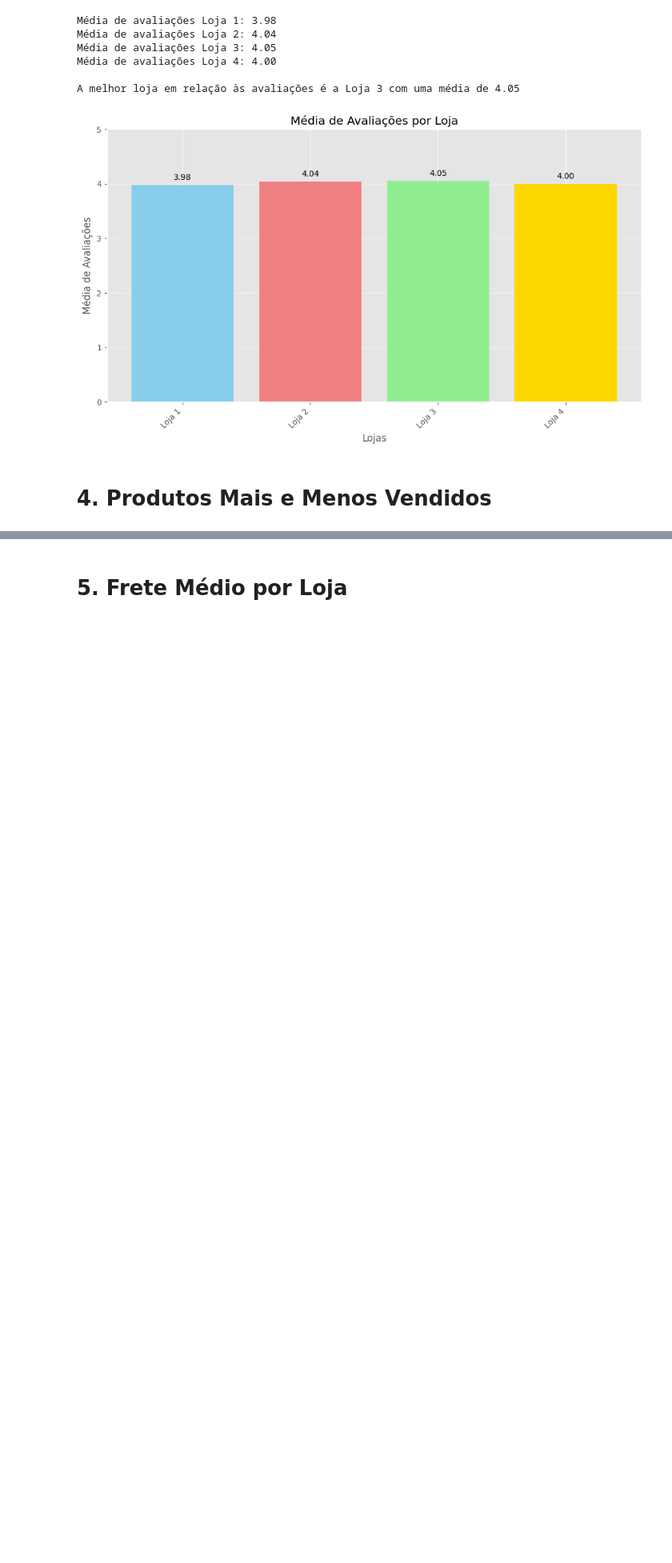
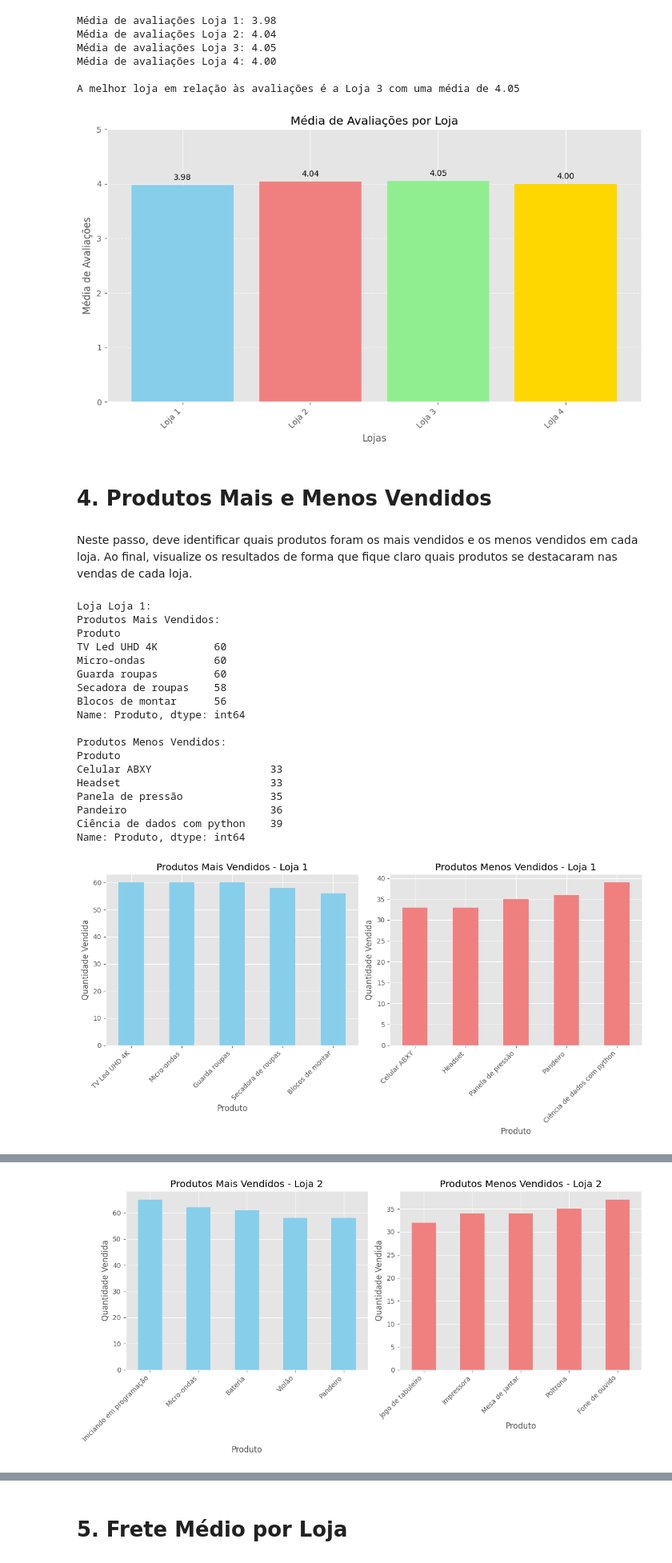
Before and after one commit to Matheusisa/AluraStore_Desafio, a Jupyter notebook: AluraStoreBr.ipynb, the cells around one changed output, grey strips where cells are left out. Shown at 80% size. Saved outputs shown, nothing was run; the diff lists cells and outputs as text; code cells hidden in the pictures; blank space fills up the shorter version.

```diff
--- a/AluraStoreBr.ipynb
+++ b/AluraStoreBr.ipynb
@@ -272,3 +272,72 @@ plt.show()
 [figure]
 # %% [markdown]
 # 4. Produtos Mais e Menos Vendidos
+# %% [markdown]
+Neste passo, deve identificar quais produtos foram os mais vendidos e os menos vendidos em cada loja.  Ao final, visualize os resultados de forma que fique claro quais produtos se destacaram nas vendas de cada loja.
+# %%
+# prompt: Neste passo, deve identificar quais produtos foram os mais vendidos e os menos vendidos em cada loja. Ao final, visualize os resultados de forma que fique claro quais produtos se destacaram nas vendas de cada loja. Vamos usar as colunas "Produto"
+
+def encontrar_mais_e_menos_vendidos(loja_df, nome_loja):
+    """
+    Encontra os produtos mais e menos vendidos de uma loja.
+
+    Args:
+        loja_df: DataFrame da loja.
+        nome_loja: Nome da loja.
+    """
+    vendas_por_produto = loja_df.groupby('Produto')['Produto'].count()
+    produtos_mais_vendidos = vendas_por_produto.sort_values(ascending=False).head(5)
+    produtos_menos_vendidos = vendas_por_produto.sort_values().head(5)
+
+    print(f"\nLoja {nome_loja}:")
+    print("Produtos Mais Vendidos:")
+    print(produtos_mais_vendidos)
+    print("\nProdutos Menos Vendidos:")
+    print(produtos_menos_vendidos)
+
+    # Plotagem dos gráficos
+    plt.figure(figsize=(12, 6))
+
+    plt.subplot(1, 2, 1)
+    produtos_mais_vendidos.plot(kind='bar', color='skyblue')
+    plt.title(f'Produtos Mais Vendidos - {nome_loja}')
+    plt.xlabel('Produto')
+    plt.ylabel('Quantidade Vendida')
+    plt.xticks(rotation=45, ha='right')
+
+    plt.subplot(1, 2, 2)
+    produtos_menos_vendidos.plot(kind='bar', color='lightcoral')
+    plt.title(f'Produtos Menos Vendidos - {nome_loja}')
+    plt.xlabel('Produto')
+    plt.ylabel('Quantidade Vendida')
+    plt.xticks(rotation=45, ha='right')
+
+    plt.tight_layout()
+    plt.show()
+
+
+# Chama a função para cada loja
+encontrar_mais_e_menos_vendidos(loja, "Loja 1")
+encontrar_mais_e_menos_vendidos(loja2, "Loja 2")
+encontrar_mais_e_menos_vendidos(loja3, "Loja 3")
+encontrar_mais_e_menos_vendidos(loja4, "Loja 4")
+# %% [output]
+Loja Loja 1:
+Produtos Mais Vendidos:
+Produto
+TV Led UHD 4K         60
+Micro-ondas           60
+Guarda roupas         60
+Secadora de roupas    58
+Blocos de montar      56
+Name: Produto, dtype: int64
+
+Produtos Menos Vendidos:
+Produto
+Celular ABXY                   33
+Headset                        33
+Panela de pressão              35
+Pandeiro                       36
+Ciência de dados com python    39
+Name: Produto, dtype: int64
+[figure, added]
@@ -274,0 +362 @@ plt.show()
+[figure, added]
```
Also changed, not shown: parts of 1 cell of this notebook.
